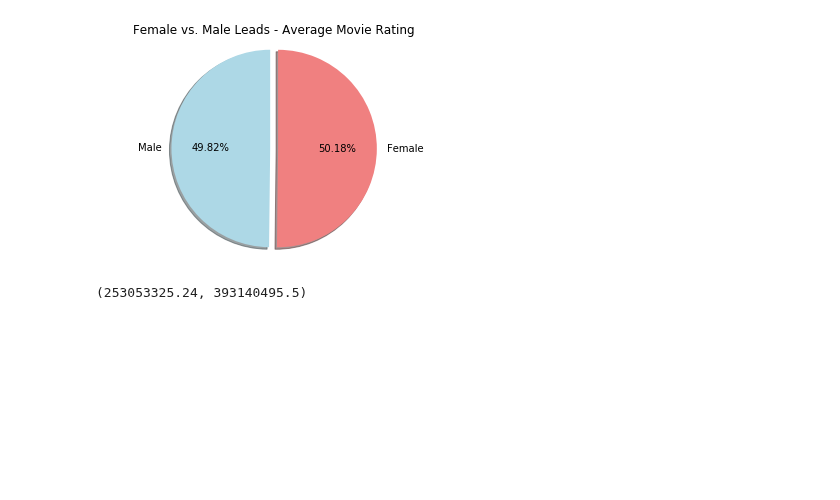
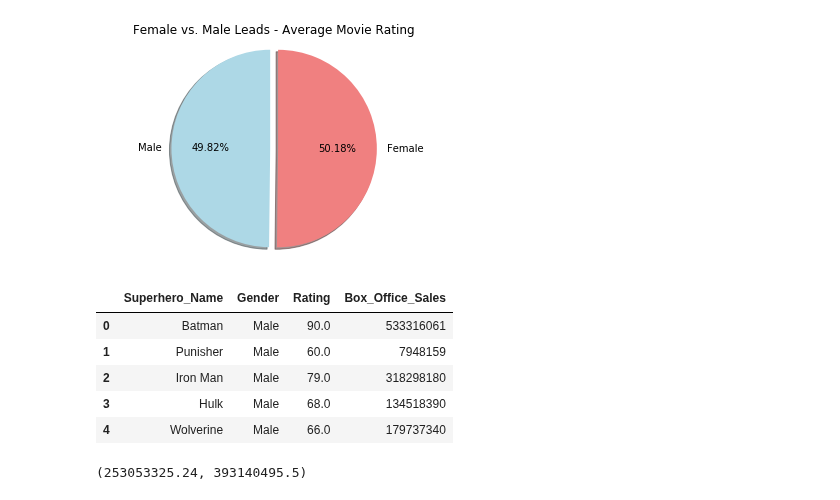
Before and after one commit to RyanSchraeder/Team-Aurora-Marvels, a Jupyter notebook: SuperHero_plots.ipynb, the cells around one changed output. Drawn from its saved outputs; the diff is of its cells as text; code cells hidden in the pictures; blank space fills up the shorter version.

```diff
--- a/SuperHero_plots.ipynb
+++ b/SuperHero_plots.ipynb
@@ -112,40 +112,47 @@ plt.show()
 # %%
 # bar chart for average rating
 
-# ratings_df = mergedSuperheroes[["Superhero_Name", "Gender", "Rating", "Box_Office_Sales"]]
-# len(ratings_df)
+ratings_df = mergedSuperheroes[["Superhero_Name", "Gender", "Rating", "Box_Office_Sales"]]
+len(ratings_df)
 
-# groupByMaleBar_df = ratings_df.loc[ratings_df['Gender']=="Male"]
-# groupByMaleBar_df
-# ratingMaleValueCount_df = groupByMaleBar_df.Rating.value_counts()
-# avgRatingMale = groupByMaleBar_df.Rating.mean()
-# avgRatingMale
+groupByMaleBar_df = ratings_df.loc[ratings_df['Gender']=="Male"]
+groupByMaleBar_df
+ratingMaleValueCount_df = groupByMaleBar_df.Rating.value_counts()
+avgRatingMale = groupByMaleBar_df.Rating.mean()
+avgRatingMale
 
-# groupByFemaleBar_df = ratings_df.loc[ratings_df['Gender']=="Female"]
-# groupByFemaleBar_df
-# ratingFemaleValueCount_df = groupByFemaleBar_df.Rating.value_counts()
-# avgRatingFemale = groupByFemaleBar_df.Rating.mean()
-# avgRatingFemale
+groupByFemaleBar_df = ratings_df.loc[ratings_df['Gender']=="Female"]
+groupByFemaleBar_df
+ratingFemaleValueCount_df = groupByFemaleBar_df.Rating.value_counts()
+avgRatingFemale = groupByFemaleBar_df.Rating.mean()
+avgRatingFemale
 
-# ratingScale = (avgRatingMale, avgRatingFemale)
+ratingScale = (avgRatingMale, avgRatingFemale)
 
-
+ratings_df.head()
 
 # x_axis = ratings_df.Gender
 
 # plt.xticks(x_axis, ratingScale, rotation=45)
 
 # plt.title("Female vs. Male Leads - Average Movie Rating")
 
 # plt.ylabel("Rating Score")
 
 
 
 # plt.bar(x_axis, mergedSuperheroes.Rating, facecolor="lightblue", alpha=0.75, align="center")
 
 # plt.show()
 
-### NEED TO FIX, NOT GETTING MALES AND FEMALES SEPARATE, THEY ARE COMBINED
+## NEED TO FIX, NOT GETTING MALES AND FEMALES SEPARATE, THEY ARE COMBINED
+# %% [output]
+|  | Superhero_Name | Gender | Rating | Box_Office_Sales |
+| 0 | Batman | Male | 90.0 | 533316061 |
+| 1 | Punisher | Male | 60.0 | 7948159 |
+| 2 | Iron Man | Male | 79.0 | 318298180 |
+| 3 | Hulk | Male | 68.0 | 134518390 |
+| 4 | Wolverine | Male | 66.0 | 179737340 |
 # %%
 # average sales by gender
 
```
Also changed, not shown: parts of 4 cells of this notebook.
